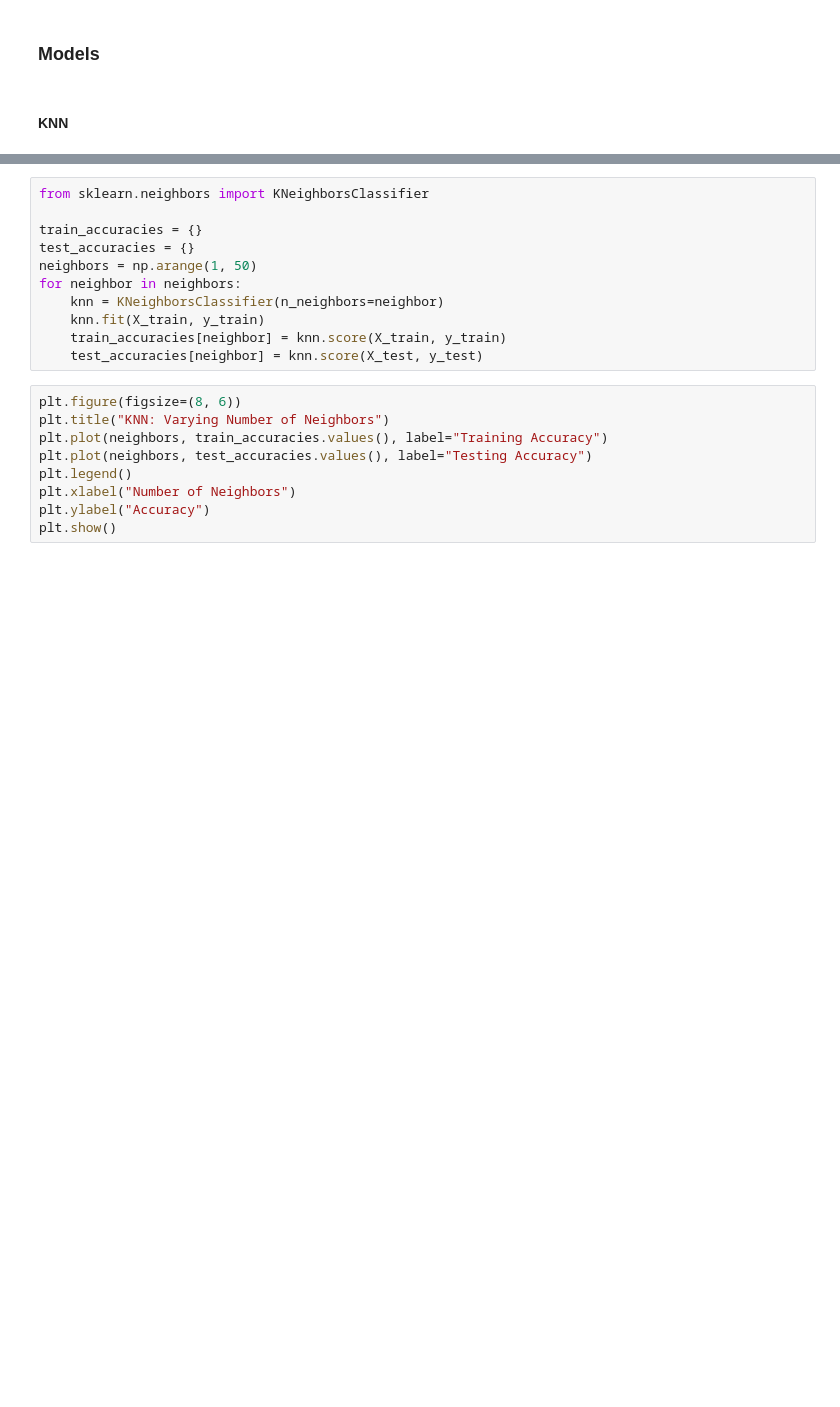
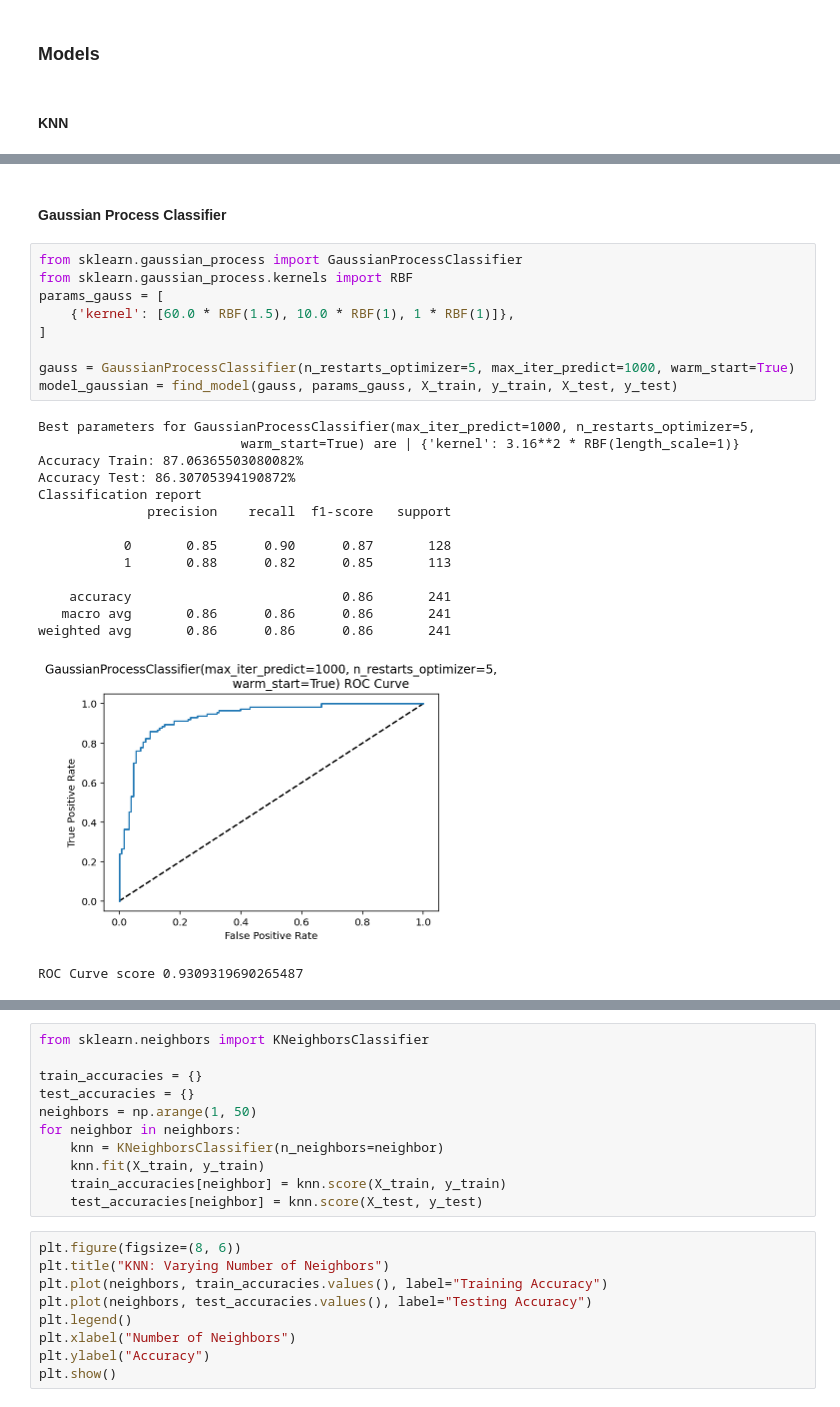
Before and after one commit to yxyfer/PTML_Project, a Jupyter notebook: src/heart_failure_prediction_supervised.ipynb, the cells around one changed output, grey strips where cells are left out. Saved outputs shown, nothing was run; the diff lists cells and outputs as text; blank space fills up the shorter version.

```diff
--- a/src/heart_failure_prediction_supervised.ipynb
+++ b/src/heart_failure_prediction_supervised.ipynb
@@ -280,0 +423,27 @@ X_train, X_test, y_train, y_test = train_test_split(X, y, test_size=0.33, random
+# %% [markdown]
+#### Gaussian Process Classifier
+# %%
+from sklearn.gaussian_process import GaussianProcessClassifier
+from sklearn.gaussian_process.kernels import RBF
+params_gauss = [
+    {'kernel': [60.0 * RBF(1.5), 10.0 * RBF(1), 1 * RBF(1)]},
+]
+
+gauss = GaussianProcessClassifier(n_restarts_optimizer=5, max_iter_predict=1000, warm_start=True)
+model_gaussian = find_model(gauss, params_gauss, X_train, y_train, X_test, y_test)
+# %% [output]
+Best parameters for GaussianProcessClassifier(max_iter_predict=1000, n_restarts_optimizer=5,
+                          warm_start=True) are | {'kernel': 3.16**2 * RBF(length_scale=1)}
+Accuracy Train: 87.06365503080082%
+Accuracy Test: 86.30705394190872%
+Classification report
+              precision    recall  f1-score   support
+
+           0       0.85      0.90      0.87       128
+           1       0.88      0.82      0.85       113
+
+    accuracy                           0.86       241
+   macro avg       0.86      0.86      0.86       241
+weighted avg       0.86      0.86      0.86       241
+[figure, added]
+ROC Curve score 0.9309319690265487
```
Also changed, not shown: parts of 37 cells of this notebook.
